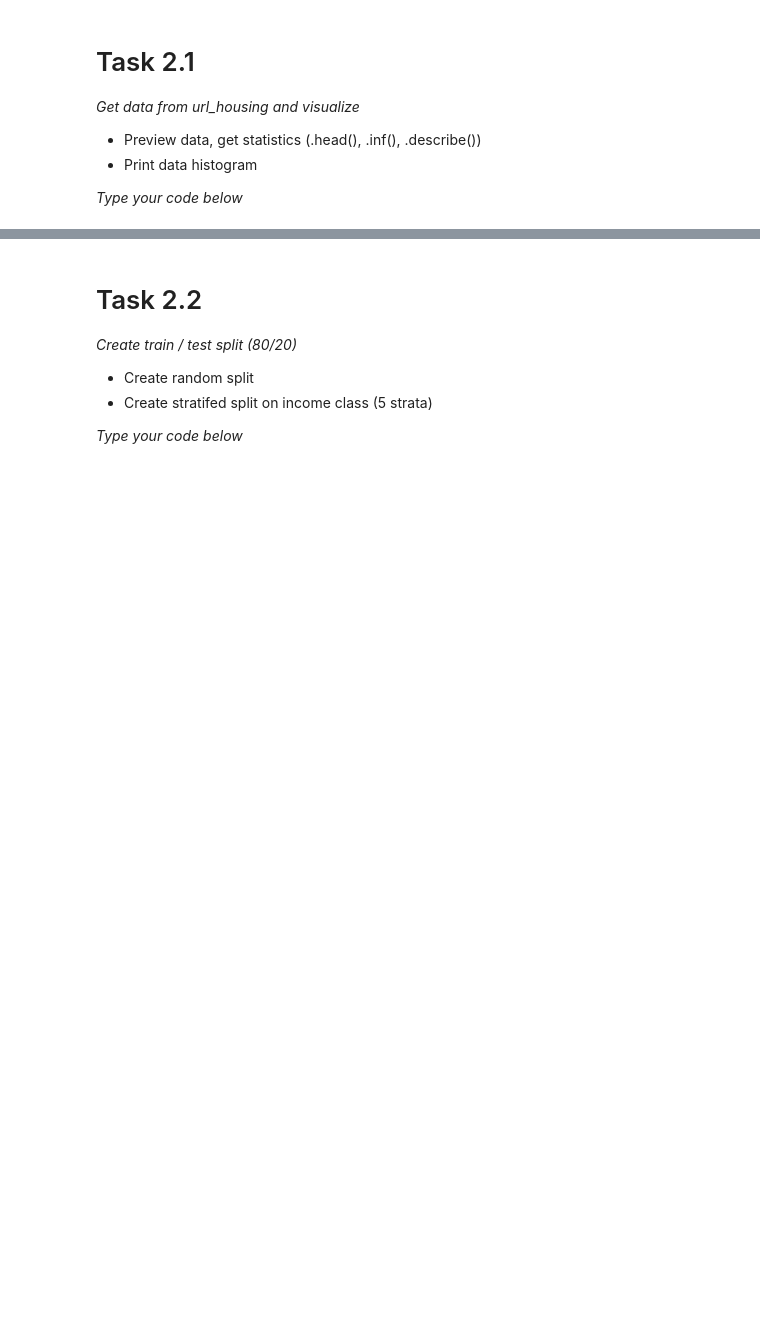
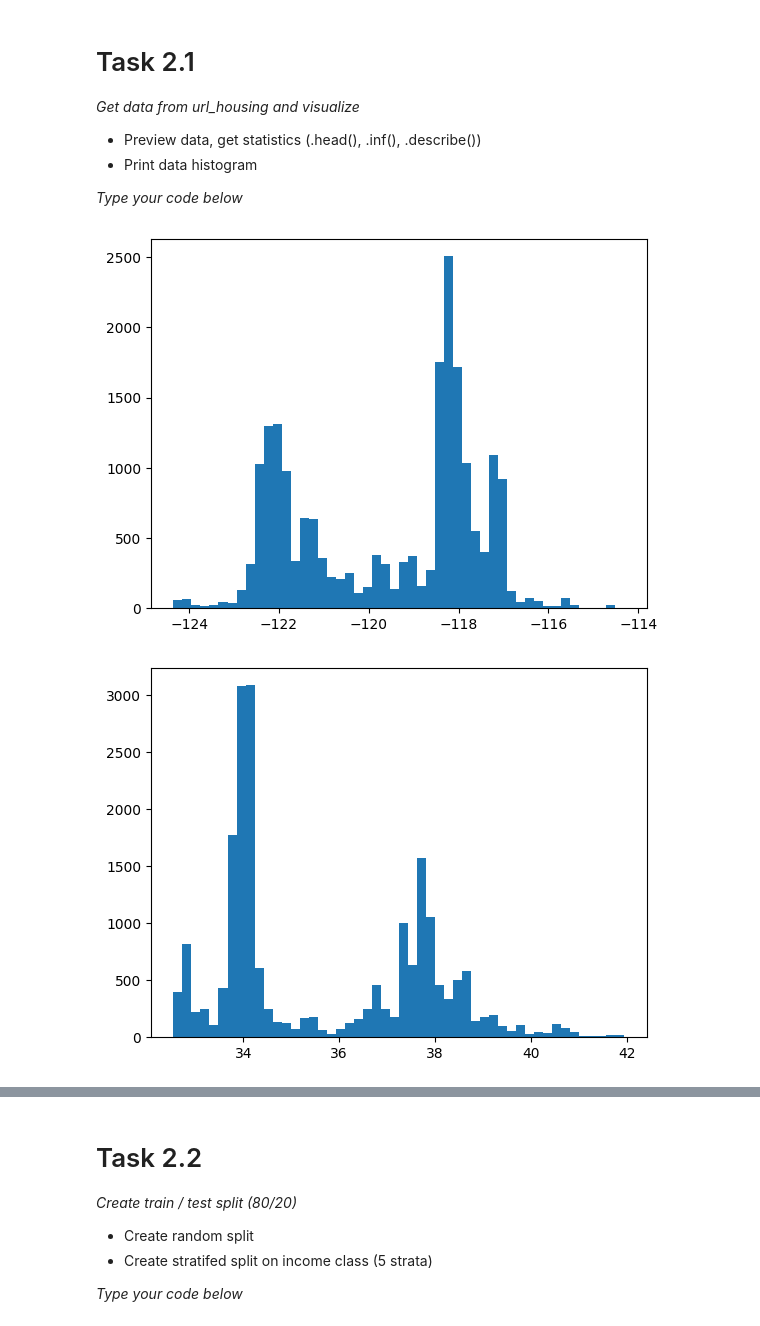
Before and after one commit to CaptainREX4/Uczenie-maszynowe-2026, a Jupyter notebook: 02_housing.ipynb, the cells around one changed output, grey strips where cells are left out. Drawn from its saved outputs; the diff is of its cells as text; code cells hidden in the pictures; blank space fills up the shorter version.

```diff
--- a/02_housing.ipynb
+++ b/02_housing.ipynb
@@ -15,3 +15,31 @@ _Get data from url_housing and visualize_
 
 
 _Type your code below_
+# %%
+import urllib.request
+import matplotlib.pyplot as plt
+import numpy as np
+import pandas as pd
+
+url_housing = "https://github.com/marcinsawinski/UEP_KIE_ML_CLASS/raw/main/datasets/housing/housing.csv"
+
+req = urllib.request.urlopen(url_housing)
+housing = pd.read_csv(req)
+
+housing.head()
+housing.describe()
+
+plt.hist(housing['longitude'], bins=50)
+plt.show()
+
+plt.hist(housing['latitude'], bins=50)
+plt.show()
+
+plt.hist(housing['households'], bins=50)
+plt.show()
+
+plt.hist(housing['median_house_value'], bins=50)
+plt.show()
+# %% [output]
+[figure, added]
+[figure, added]
```
Also changed, not shown: parts of 3 cells of this notebook.
